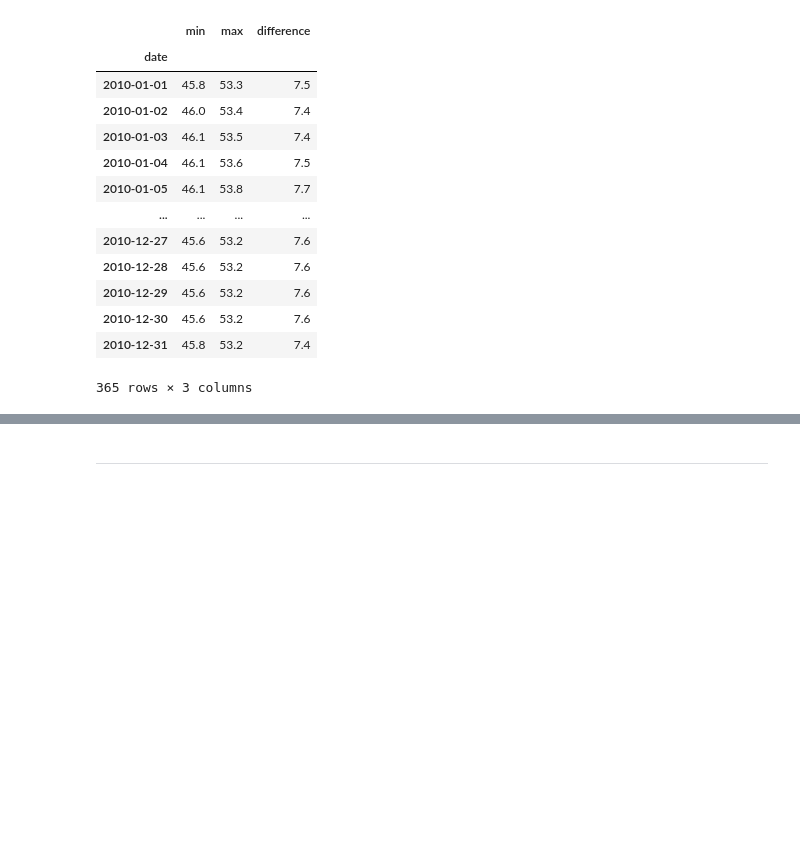
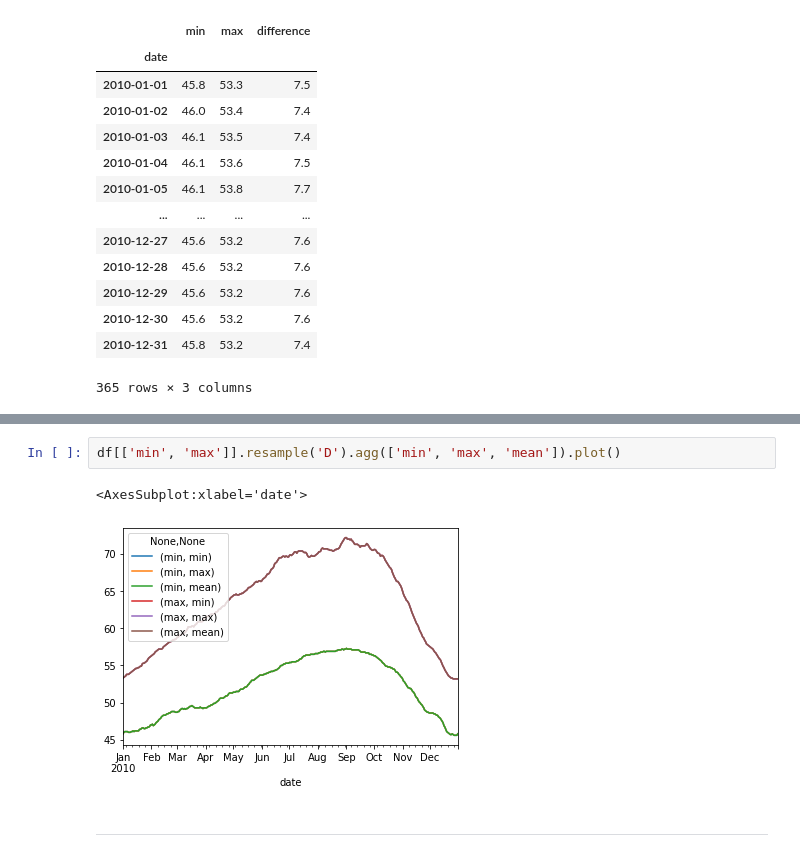
Before and after one commit to etclark3/time-series-exercises, a Jupyter notebook: time-series.ipynb, the cells around one changed output, grey strips where cells are left out. Drawn from its saved outputs; the diff is of its cells as text; blank space fills up the shorter version.

```diff
--- a/time-series.ipynb
+++ b/time-series.ipynb
@@ -277,3 +337,8 @@ df.drop(columns='month').resample('D').agg(['min', 'max', 'mean'])
+# %%
+df[['min', 'max']].resample('D').agg(['min', 'max', 'mean']).plot()
+# %% [output]
+<AxesSubplot:xlabel='date'>
+[figure, added]
 # %% [markdown]
 ---
 # %%
```
Also changed, not shown: parts of 104 cells of this notebook.
